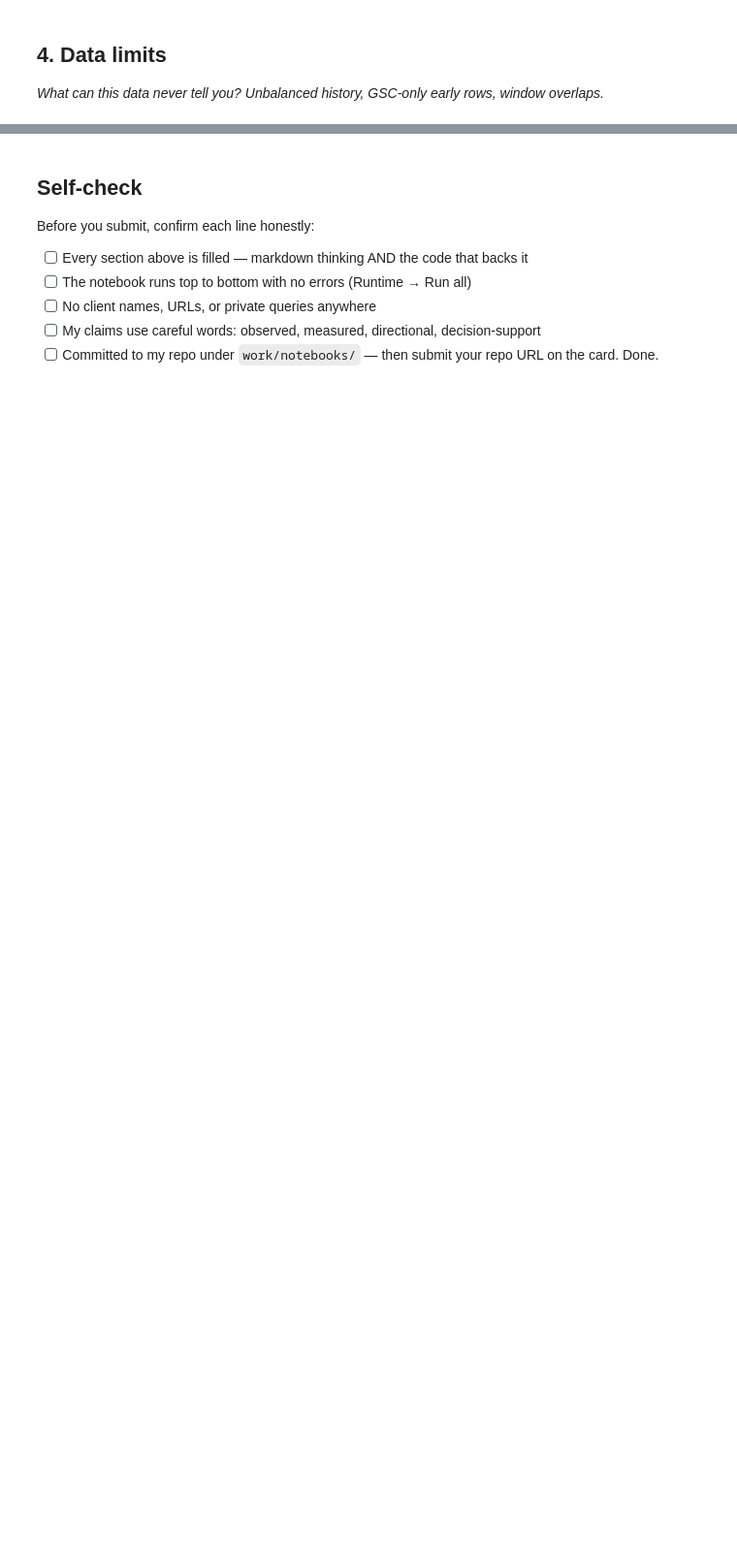
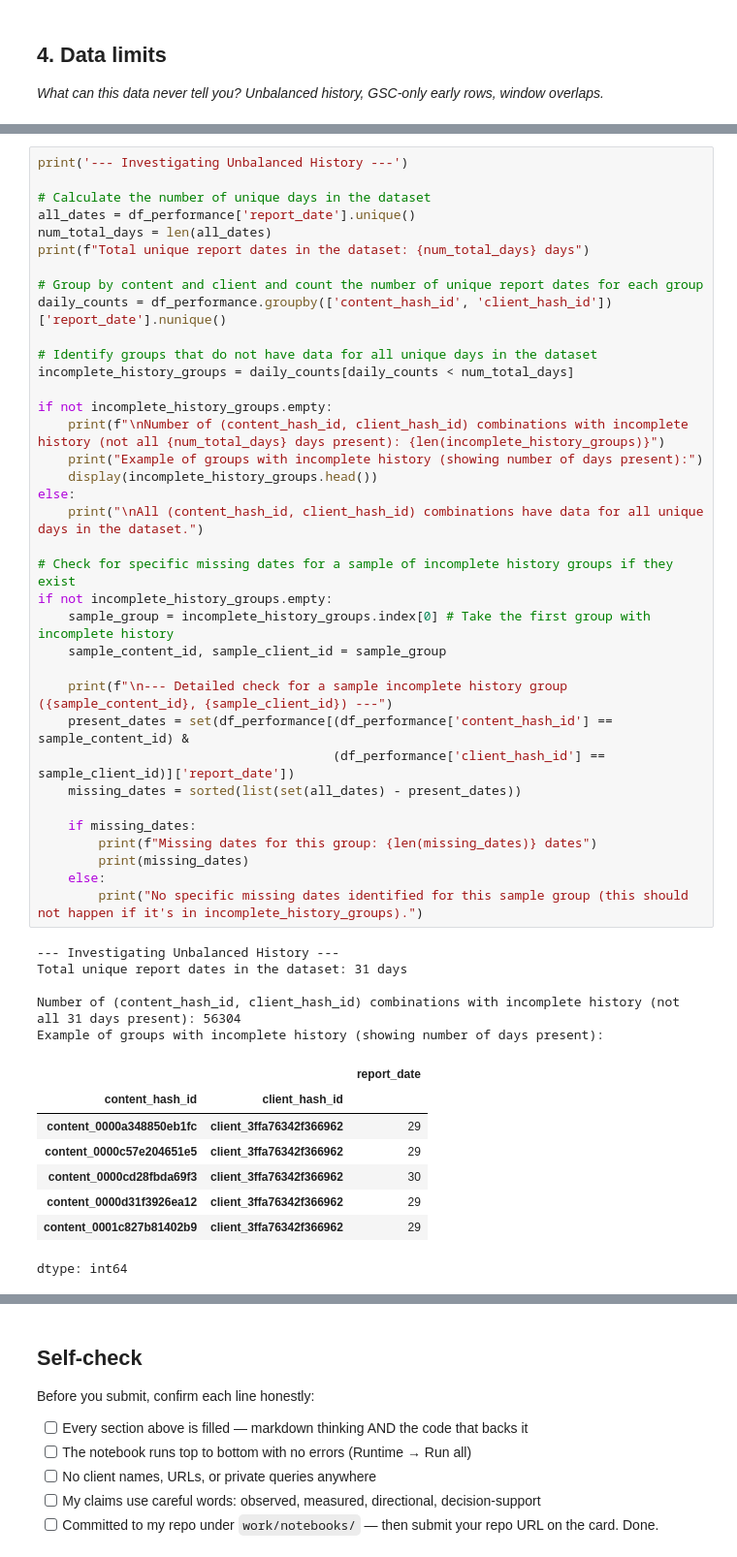
Before and after one commit to fareehaikram93/assignment1-intern, a Jupyter notebook: work/notebooks/w03_data_contract.ipynb, the cells around one changed output, grey strips where cells are left out. Shown at 97% size. Saved outputs shown, nothing was run; the diff lists cells and outputs as text; blank space fills up the shorter version.

```diff
--- a/work/notebooks/w03_data_contract.ipynb
+++ b/work/notebooks/w03_data_contract.ipynb
@@ -148,0 +268,50 @@ df_performance.head()
+# %%
+print('--- Investigating Unbalanced History ---')
+
+# Calculate the number of unique days in the dataset
+all_dates = df_performance['report_date'].unique()
+num_total_days = len(all_dates)
+print(f"Total unique report dates in the dataset: {num_total_days} days")
+
+# Group by content and client and count the number of unique report dates for each group
+daily_counts = df_performance.groupby(['content_hash_id', 'client_hash_id'])['report_date'].nunique()
+
+# Identify groups that do not have data for all unique days in the dataset
+incomplete_history_groups = daily_counts[daily_counts < num_total_days]
+
+if not incomplete_history_groups.empty:
+    print(f"\nNumber of (content_hash_id, client_hash_id) combinations with incomplete history (not all {num_total_days} days present): {len(incomplete_history_groups)}")
+    print("Example of groups with incomplete history (showing number of days present):")
+    display(incomplete_history_groups.head())
+else:
+    print("\nAll (content_hash_id, client_hash_id) combinations have data for all unique days in the dataset.")
+
+# Check for specific missing dates for a sample of incomplete history groups if they exist
+if not incomplete_history_groups.empty:
+    sample_group = incomplete_history_groups.index[0] # Take the first group with incomplete history
+    sample_content_id, sample_client_id = sample_group
+
+    print(f"\n--- Detailed check for a sample incomplete history group ({sample_content_id}, {sample_client_id}) ---")
+    present_dates = set(df_performance[(df_performance['content_hash_id'] == sample_content_id) &
+                                       (df_performance['client_hash_id'] == sample_client_id)]['report_date'])
+    missing_dates = sorted(list(set(all_dates) - present_dates))
+
+    if missing_dates:
+        print(f"Missing dates for this group: {len(missing_dates)} dates")
+        print(missing_dates)
+    else:
+        print("No specific missing dates identified for this sample group (this should not happen if it's in incomplete_history_groups).")
+# %% [output]
+--- Investigating Unbalanced History ---
+Total unique report dates in the dataset: 31 days
+
+Number of (content_hash_id, client_hash_id) combinations with incomplete history (not all 31 days present): 56304
+Example of groups with incomplete history (showing number of days present):
+|  |  | report_date |
+| content_hash_id | client_hash_id |  |
+| content_0000a348850eb1fc | client_3ffa76342f366962 | 29 |
+| content_0000c57e204651e5 | client_3ffa76342f366962 | 29 |
+| content_0000cd28fbda69f3 | client_3ffa76342f366962 | 30 |
+| content_0000d31f3926ea12 | client_3ffa76342f366962 | 29 |
+| content_0001c827b81402b9 | client_3ffa76342f366962 | 29 |
+dtype: int64
```
Also changed, not shown: parts of 10 cells of this notebook.
